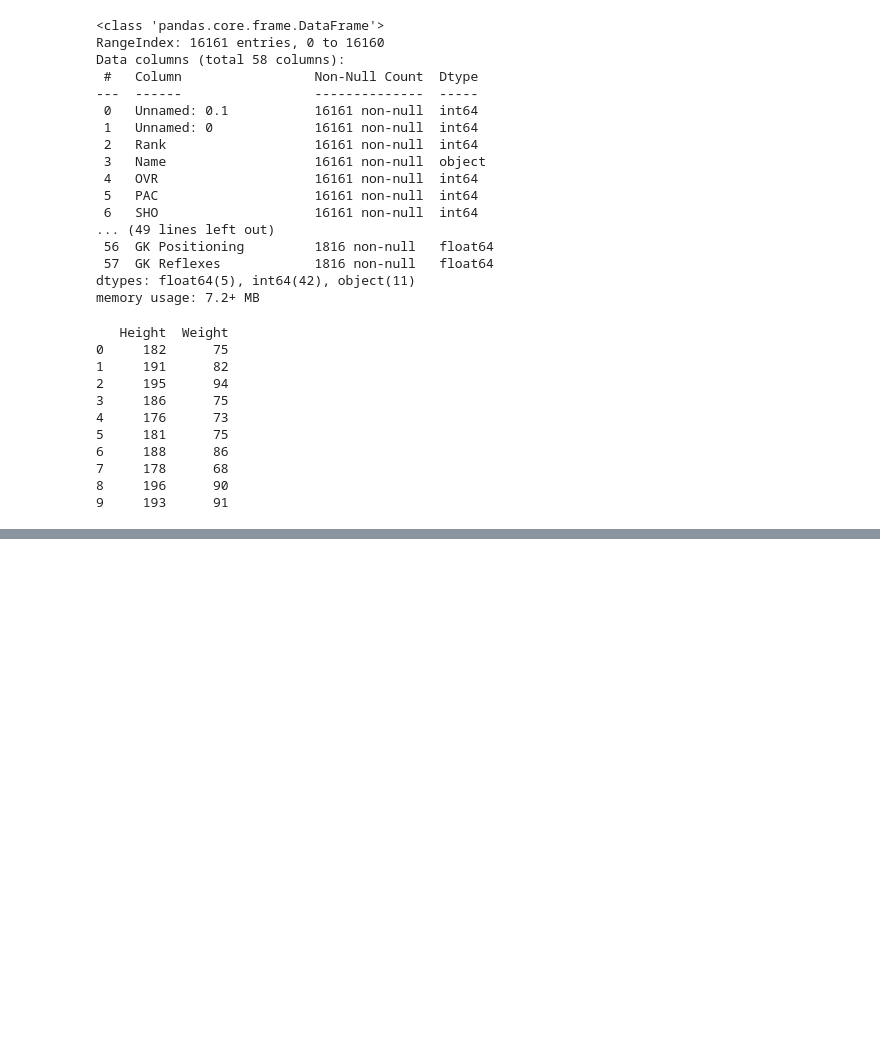
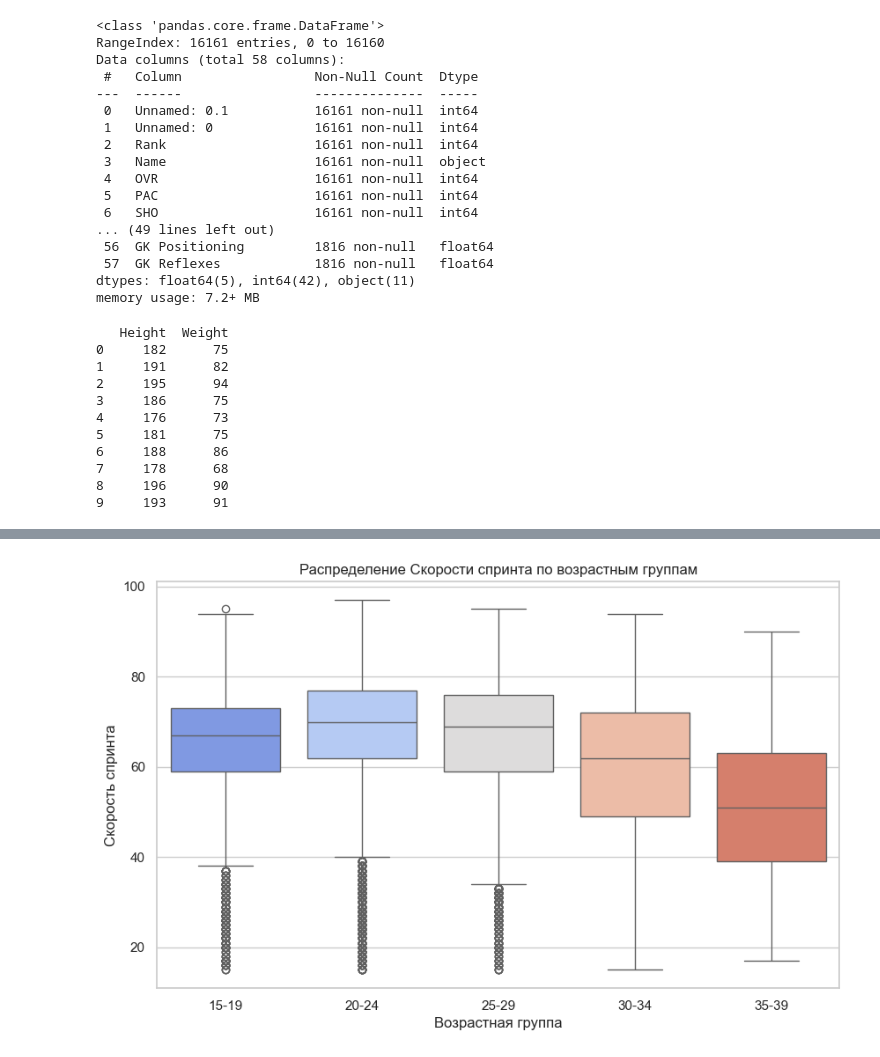
Before and after one commit to BBBtp/FC25-players-dataset, a Jupyter notebook: FC25Players.ipynb, the cells around one changed output, grey strips where cells are left out. Saved outputs shown, nothing was run; the diff lists cells and outputs as text; code cells hidden in the pictures; blank space fills up the shorter version.

```diff
--- a/FC25Players.ipynb
+++ b/FC25Players.ipynb
@@ -541,0 +131,11 @@ for fig in figures:
+# %%
+
+df['Age Group'] = pd.cut(df['Age'], bins=[15, 20, 25, 30, 35, 40], labels=['15-19', '20-24', '25-29', '30-34', '35-39'])
+fig, ax = plt.subplots(figsize=(10, 6))
+sns.boxplot(data=df, x='Age Group', y='Acceleration', hue='Age Group', palette='coolwarm', ax=ax, dodge=False, legend=False)
+ax.set_title('Распределение Скорости спринта по возрастным группам')
+ax.set_xlabel('Возрастная группа')
+ax.set_ylabel('Скорость спринта')
+plt.show()
+# %% [output]
+[figure, added]
```
Also changed, not shown: parts of 33 cells of this notebook.
